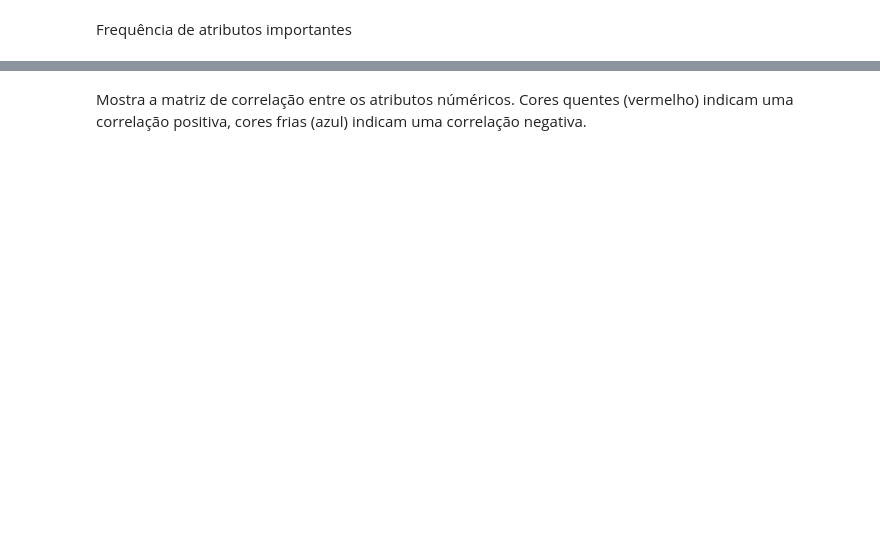
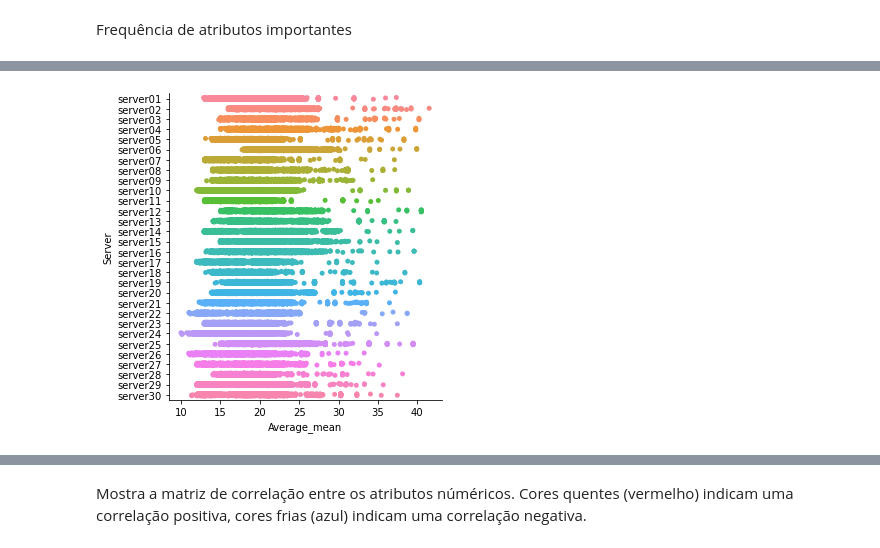
Before and after one commit to RomulosDS/TCC, a Jupyter notebook: tcc.ipynb, the cells around one changed output, grey strips where cells are left out. Saved outputs shown, nothing was run; the diff lists cells and outputs as text; code cells hidden in the pictures; blank space fills up the shorter version.

```diff
--- a/tcc.ipynb
+++ b/tcc.ipynb
@@ -241,0 +228,4 @@ TempSala = sns.countplot(merged['TempSala'])
+# %%
+sns.catplot(x="Average_mean", y="Server", data=merged);
+# %% [output]
+[figure, added]
```
Also changed, not shown: parts of 48 cells of this notebook, 1 other file.
